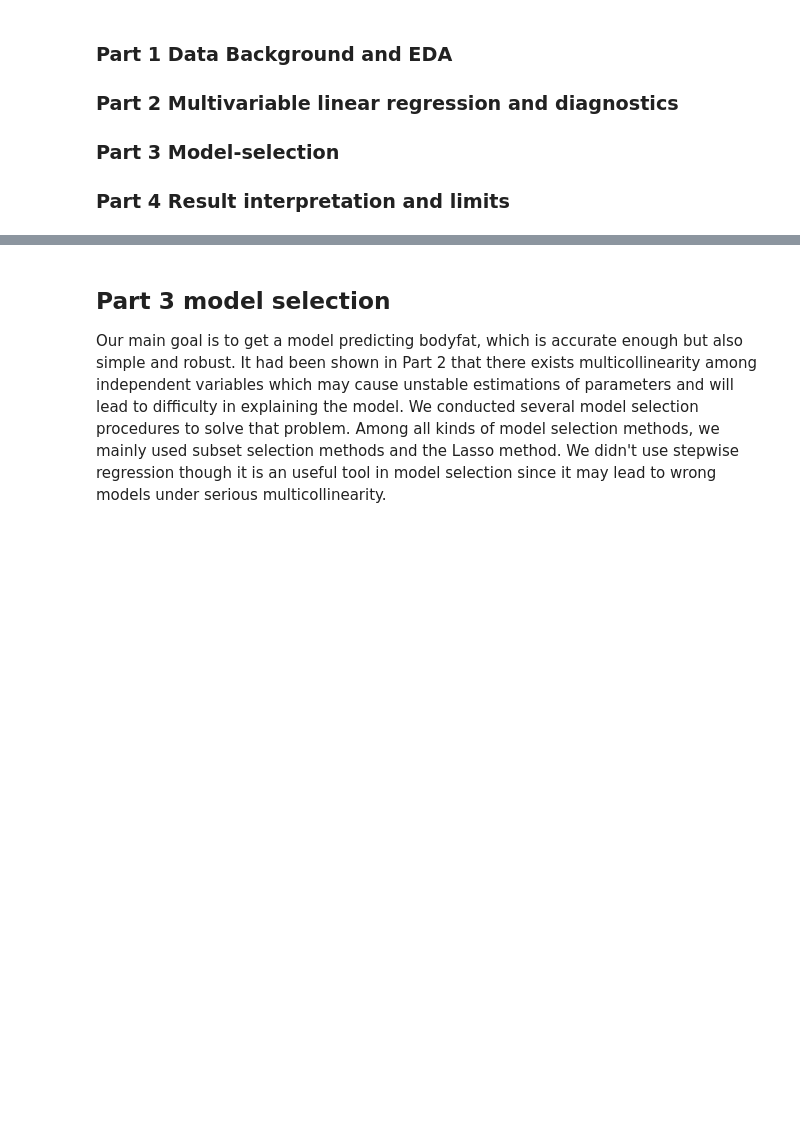
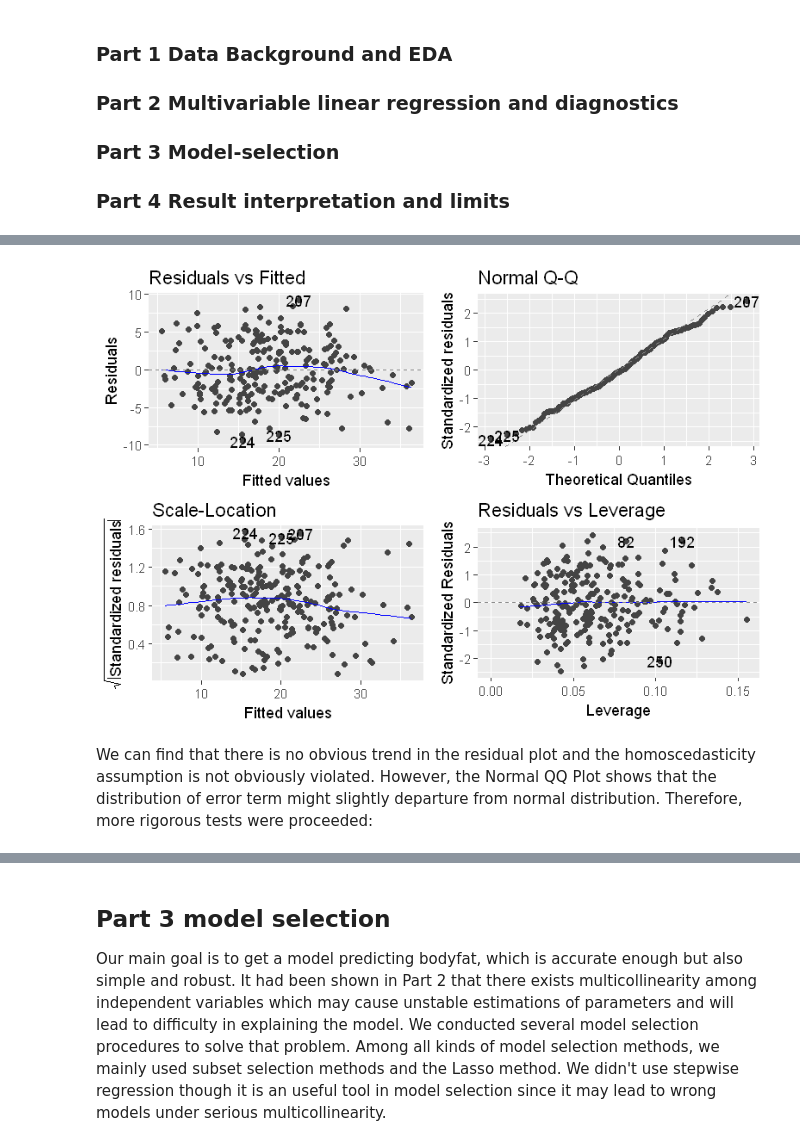
Before and after one commit to chilli0i0/628Groupwork1, a Jupyter notebook: Jupyter/TheFullNoteBook.ipynb, the cells around one changed output, grey strips where cells are left out. Cells and saved outputs as stored; diff of their text form; code cells hidden in the pictures; blank space fills up the shorter version.

```diff
--- a/Jupyter/TheFullNoteBook.ipynb
+++ b/Jupyter/TheFullNoteBook.ipynb
@@ -128,0 +153,12 @@ shapiro.test(model.full$residuals) #test for normality
+# %%
+model.full <- lm(BODYFAT ~ ., data = data.3)
+options(repr.plot.width=6.5, repr.plot.height=4.5)
+autoplot(model.full)
+cook2<-ggplot(model.full, aes(seq_along(.cooksd), .cooksd))+geom_bar(stat="identity", position="identity")
+cook2<-cook2+xlab("Obs. Number")+ylab("Cook's distance")
+cook2<-cook2+ggtitle("Cook's distance after delete observations")
+#grid.arrange(cook1,cook2,ncol=2)
+# %% [output]
+[figure, added]
+# %% [markdown]
+We can find that there is no obvious trend in the residual plot and the homoscedasticity assumption is not obviously violated. However, the Normal QQ Plot shows that the distribution of error term might slightly departure from normal distribution. Therefore, more rigorous tests were proceeded:
```
Also changed, not shown: parts of 31 cells of this notebook.
